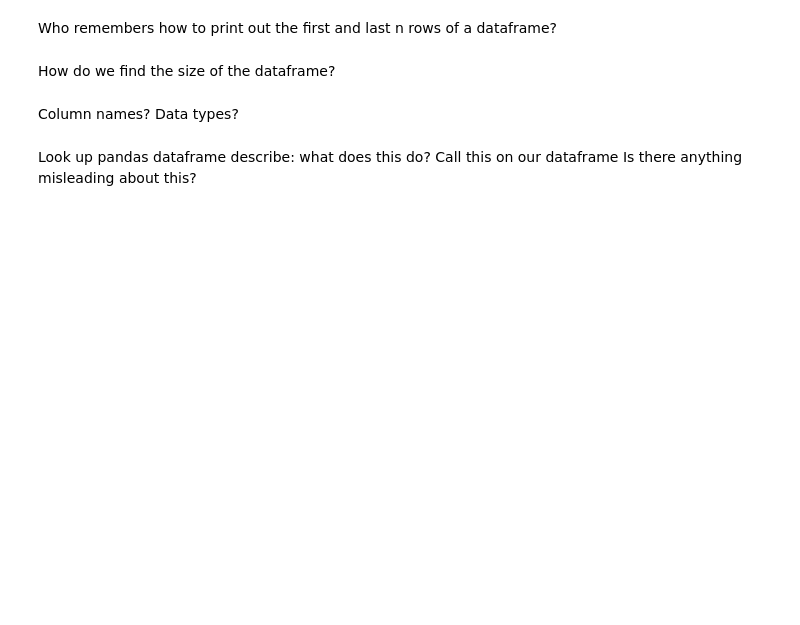
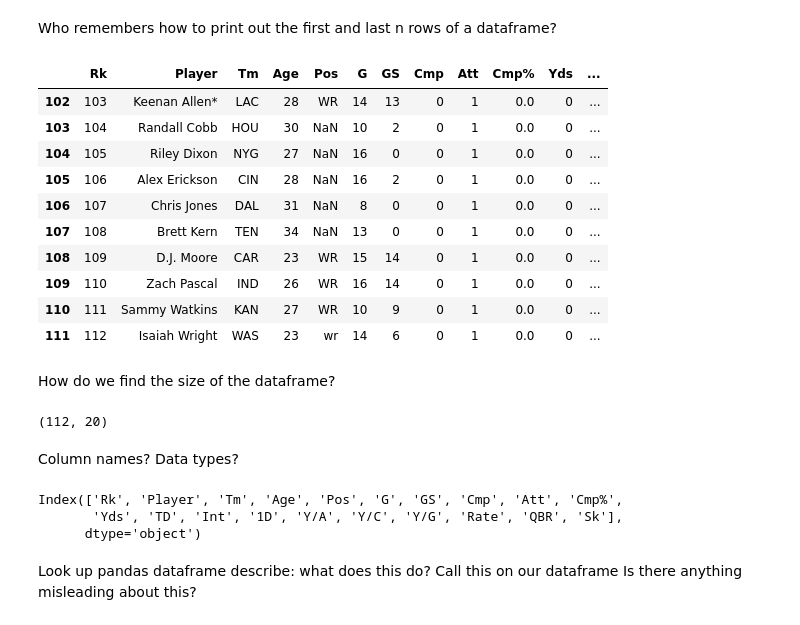
Before and after one commit to rielaben/MSAS_Modules_2021_2022, a Jupyter notebook: Week 3/Module_3.ipynb, the cells around one changed output. Drawn from its saved outputs; the diff is of its cells as text; code cells hidden in the pictures; blank space fills up the shorter version.

```diff
--- a/Week 3/Module_3.ipynb
+++ b/Week 3/Module_3.ipynb
@@ -12,10 +17,11 @@ For those working from Anaconda, make sure that this csv file is in the same dir
 # %% [markdown]
 What is a csv file? Explain difference of local csv versus getting it from the internet.
 # %%
-file_name = "nfl_passing_2020.csv"
+#file_name = "nfl_passing_2020.csv"
 
 # Read in csv file
-df = pd.read_csv(file_name)
+df = pd.read_csv("https://raw.githubusercontent.com/rielaben/MSAS_Modules_2021_2022/main/Week%202/nfl_passing_2020.csv")
+#df = pd.read_csv("nfl_passing_2020.csv")
 
 # if you want to read in the file from my GitHub (like we did last week), use this
 # If you are on this Notebook from Google Colab, you need to access the file this way
@@ -47,7 +113,33 @@ Who remembers how to print out the first and last n rows of a dataframe?
+# %%
+n = 10
+#df.head(n)
+df.tail(n)
+# %% [output]
+|  | Rk | Player | Tm | Age | Pos | G | GS | Cmp | Att | Cmp% | Yds | ... |
+| 102 | 103 | Keenan Allen* | LAC | 28 | WR | 14 | 13 | 0 | 1 | 0.0 | 0 | ... |
+| 103 | 104 | Randall Cobb | HOU | 30 | NaN | 10 | 2 | 0 | 1 | 0.0 | 0 | ... |
+| 104 | 105 | Riley Dixon | NYG | 27 | NaN | 16 | 0 | 0 | 1 | 0.0 | 0 | ... |
+| 105 | 106 | Alex Erickson | CIN | 28 | NaN | 16 | 2 | 0 | 1 | 0.0 | 0 | ... |
+| 106 | 107 | Chris Jones | DAL | 31 | NaN | 8 | 0 | 0 | 1 | 0.0 | 0 | ... |
+| 107 | 108 | Brett Kern | TEN | 34 | NaN | 13 | 0 | 0 | 1 | 0.0 | 0 | ... |
+| 108 | 109 | D.J. Moore | CAR | 23 | WR | 15 | 14 | 0 | 1 | 0.0 | 0 | ... |
+| 109 | 110 | Zach Pascal | IND | 26 | WR | 16 | 14 | 0 | 1 | 0.0 | 0 | ... |
+| 110 | 111 | Sammy Watkins | KAN | 27 | WR | 10 | 9 | 0 | 1 | 0.0 | 0 | ... |
+| 111 | 112 | Isaiah Wright | WAS | 23 | wr | 14 | 6 | 0 | 1 | 0.0 | 0 | ... |
 # %% [markdown]
 How do we find the size of the dataframe?
+# %%
+df.shape
+# %% [output]
+(112, 20)
 # %% [markdown]
 Column names? Data types?
+# %%
+df.columns
+# %% [output]
+Index(['Rk', 'Player', 'Tm', 'Age', 'Pos', 'G', 'GS', 'Cmp', 'Att', 'Cmp%',
+       'Yds', 'TD', 'Int', '1D', 'Y/A', 'Y/C', 'Y/G', 'Rate', 'QBR', 'Sk'],
+      dtype='object')
 # %% [markdown]
 Look up pandas dataframe describe: what does this do?
 Call this on our dataframe
```
Also changed, not shown: parts of 52 cells of this notebook.
